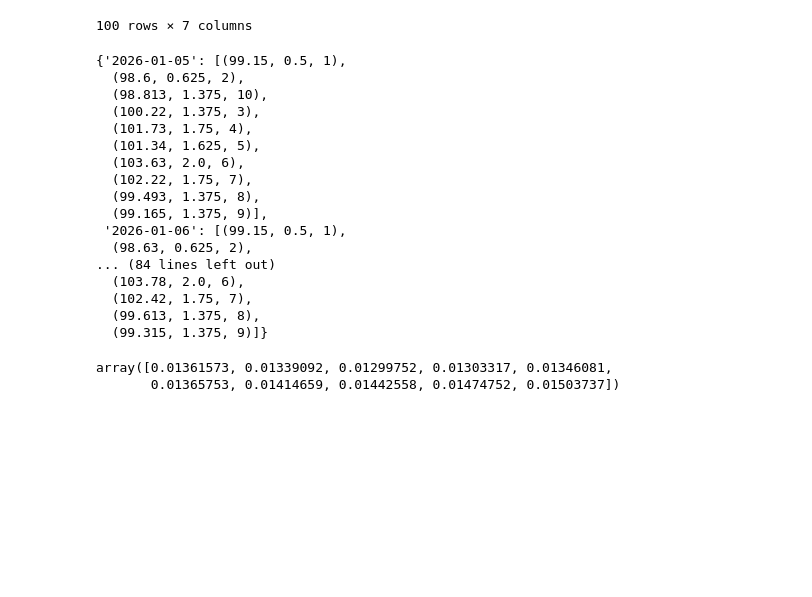
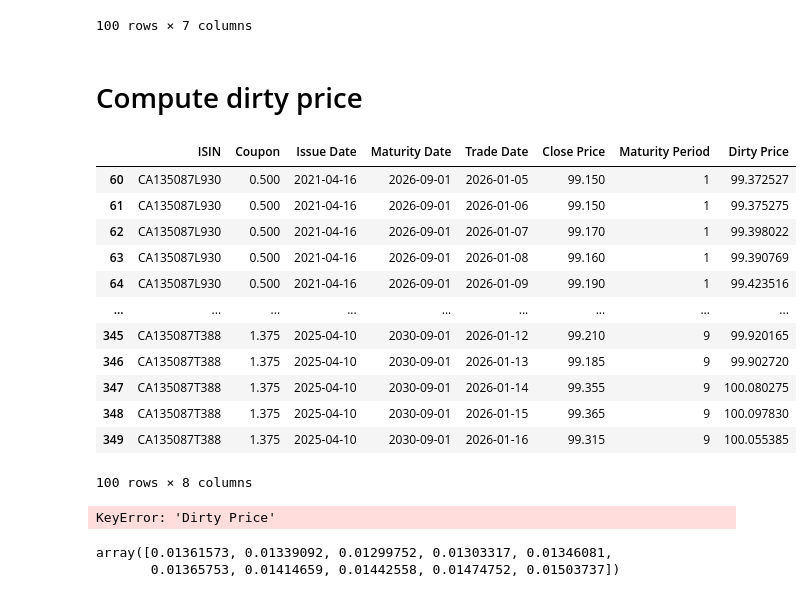
Before and after one commit to m1k2l3/APM466-Assignment-1, a Jupyter notebook: assignment_1.ipynb, the cells around one changed output. Cells and saved outputs as stored; diff of their text form; code cells hidden in the pictures; blank space fills up the shorter version.

```diff
--- a/assignment_1.ipynb
+++ b/assignment_1.ipynb
@@ -63,3 +64,5 @@ selected_bonds
 | 348 | CA135087T388 | 1.375 | 4/10/2025 | 2030-09-01 | 2026-01-15 | 99.365 | 9 |
 | 349 | CA135087T388 | 1.375 | 4/10/2025 | 2030-09-01 | 2026-01-16 | 99.315 | 9 |
 100 rows × 7 columns
+# %% [markdown]
+# Compute dirty price
@@ -66,3 +137,20 @@ selected_bonds
+# %%
+cleaned_bonds = compute_dirty_price(selected_bonds)
+cleaned_bonds.to_csv("Selected_Bonds.csv", index=False)
+# %% [output]
+|  | ISIN | Coupon | Issue Date | Maturity Date | Trade Date | Close Price | Maturity Period | Dirty Price |
+| 60 | CA135087L930 | 0.500 | 2021-04-16 | 2026-09-01 | 2026-01-05 | 99.150 | 1 | 99.372527 |
+| 61 | CA135087L930 | 0.500 | 2021-04-16 | 2026-09-01 | 2026-01-06 | 99.150 | 1 | 99.375275 |
+| 62 | CA135087L930 | 0.500 | 2021-04-16 | 2026-09-01 | 2026-01-07 | 99.170 | 1 | 99.398022 |
+| 63 | CA135087L930 | 0.500 | 2021-04-16 | 2026-09-01 | 2026-01-08 | 99.160 | 1 | 99.390769 |
+| 64 | CA135087L930 | 0.500 | 2021-04-16 | 2026-09-01 | 2026-01-09 | 99.190 | 1 | 99.423516 |
+| ... | ... | ... | ... | ... | ... | ... | ... | ... |
+| 345 | CA135087T388 | 1.375 | 2025-04-10 | 2030-09-01 | 2026-01-12 | 99.210 | 9 | 99.920165 |
+| 346 | CA135087T388 | 1.375 | 2025-04-10 | 2030-09-01 | 2026-01-13 | 99.185 | 9 | 99.902720 |
+| 347 | CA135087T388 | 1.375 | 2025-04-10 | 2030-09-01 | 2026-01-14 | 99.355 | 9 | 100.080275 |
+| 348 | CA135087T388 | 1.375 | 2025-04-10 | 2030-09-01 | 2026-01-15 | 99.365 | 9 | 100.097830 |
+| 349 | CA135087T388 | 1.375 | 2025-04-10 | 2030-09-01 | 2026-01-16 | 99.315 | 9 | 100.055385 |
+100 rows × 8 columns
 # %%
 import math
 import warnings
@@ -88,7 +176,7 @@ def build_lists(selected_bonds):
         bond_list = []
         for _, row in bonds_on_date.iterrows():
             bond_tuple = (
-                row["Close Price"],
+                row["Dirty Price"],
                 row["Coupon"],
                 row["Maturity Period"],
             )
@@ -100,23 +188,7 @@ def build_lists(selected_bonds):
 bond_dict = build_lists(selected_bonds)
 bond_dict
 # %% [output]
-{'2026-01-05': [(99.15, 0.5, 1),
-  (98.6, 0.625, 2),
-  (98.813, 1.375, 10),
-  (100.22, 1.375, 3),
-  (101.73, 1.75, 4),
-  (101.34, 1.625, 5),
-  (103.63, 2.0, 6),
-  (102.22, 1.75, 7),
-  (99.493, 1.375, 8),
-  (99.165, 1.375, 9)],
- '2026-01-06': [(99.15, 0.5, 1),
-  (98.63, 0.625, 2),
-... (84 lines left out)
-  (103.78, 2.0, 6),
-  (102.42, 1.75, 7),
-  (99.613, 1.375, 8),
-  (99.315, 1.375, 9)]}
+KeyError: 'Dirty Price'
 # %%
 def calculate_ytm(bonds, face=100):
     """
```
Also changed, not shown: parts of 3 cells of this notebook, 1 other file.
